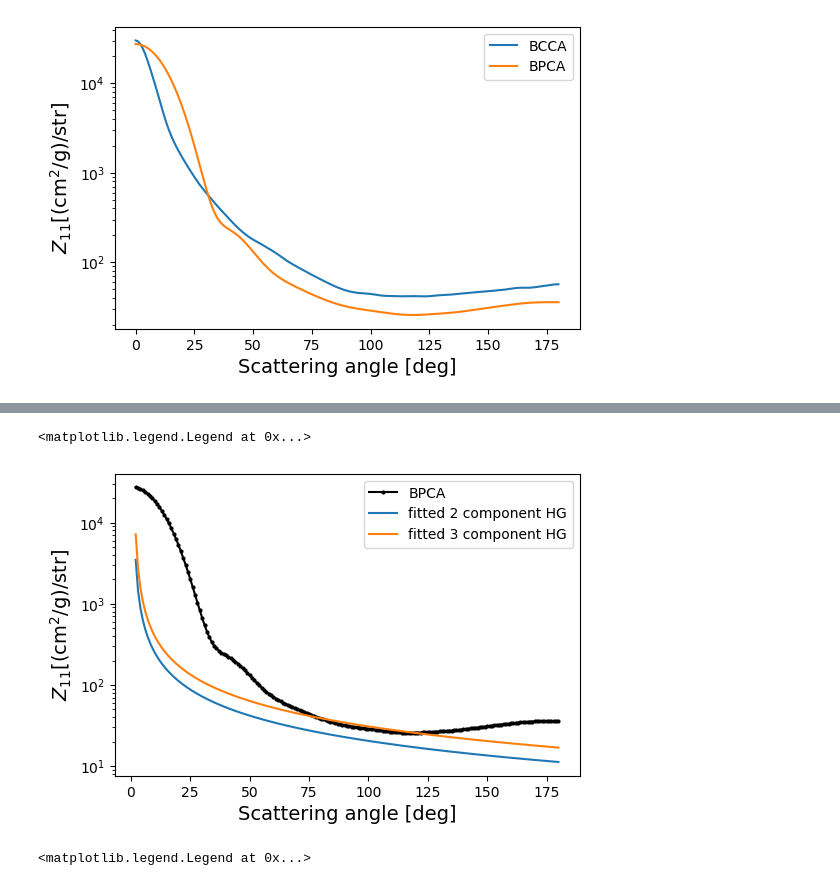
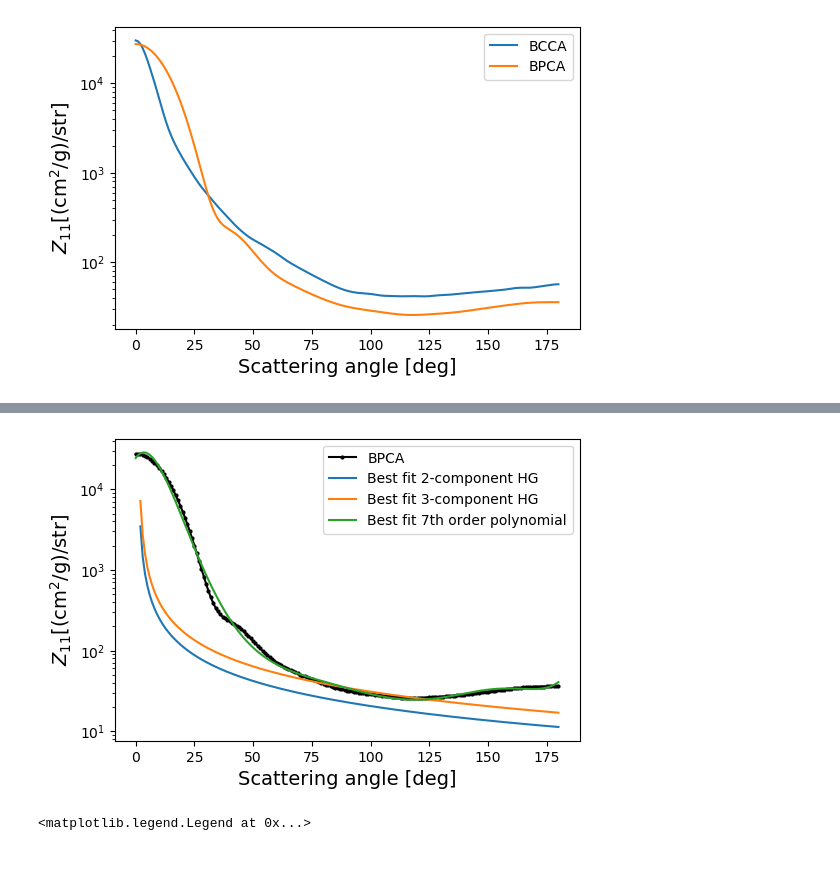
Before and after one commit to ruoyanwangdr/Cataloging-and-Visualizing-Cradles-of-Planet-Formation, a Jupyter notebook: diskmodel/disk_model_curve_fitting.ipynb, the cells around one changed output, grey strips where cells are left out. Drawn from its saved outputs; the diff is of its cells as text; code cells hidden in the pictures.

```diff
--- a/diskmodel/disk_model_curve_fitting.ipynb
+++ b/diskmodel/disk_model_curve_fitting.ipynb
@@ -142,21 +115,27 @@ plt.plot(xx, bell(xx), '-', label='fitted BCCA')
 # %%
 popt2, pcov2 = curve_fit(hg2, scattering_angle_bpca[2:], z11_bpca[2:],
                       bounds=((0.5, 0.25, -1000, -1000), (1.025, 0.75, 1000, 1000)))
 
 popt3, pcov3 = curve_fit(hg3, scattering_angle_bpca[2:], z11_bpca[2:],
                        bounds=((0.5, 0.25, 0, -1000, -1000, -1000), (1.025, 0.75, 0.5, 1000, 1000, 1000)))
 
+poly_order = 7
+coefs = poly.polyfit(scattering_angle_bpca, np.log10(z11_bpca), deg=poly_order)
+x_new = np.linspace(scattering_angle_bpca[0], scattering_angle_bpca[-1], 500)
+ffit = 10**poly.polyval(x_new, coefs)
+
 plt.figure(dpi=100)
-plt.plot(scattering_angle_bpca[2:], z11_bpca[2:], '-ok', ms=2, label='BPCA')
-plt.plot(scattering_angle_bpca[2:], hg2(scattering_angle_bpca[2:], *popt2), '-', label='fitted 2 component HG')
-plt.plot(scattering_angle_bpca[2:], hg3(scattering_angle_bpca[2:], *popt3), '-', label='fitted 3 component HG')
+plt.plot(scattering_angle_bpca, z11_bpca, '-ok', ms=2, label='BPCA')
+plt.plot(scattering_angle_bpca[2:], hg2(scattering_angle_bpca[2:], *popt2), '-', label='Best fit 2-component HG')
+plt.plot(scattering_angle_bpca[2:], hg3(scattering_angle_bpca[2:], *popt3), '-', label='Best fit 3-component HG')
+plt.plot(x_new, ffit, label='Best fit ' + str(poly_order) + 'th order polynomial')
 plt.xlabel('Scattering angle [deg]', fontsize=14)
 plt.ylabel(r'$Z_{11}$[(cm$^2$/g)/str]', fontsize=14)
 plt.yscale('log')
 plt.legend()
+plt.savefig('BPCA_fit')
 # %% [output]
-<matplotlib.legend.Legend at 0x...>
-[figure, old version]
+[figure, new version]
 # %%
 plt.figure(dpi=100)
 plt.plot(scattering_angle_bcca, -z12_bcca/z11_bcca, '-', label='BCCA')
```
Also changed, not shown: parts of 3 cells of this notebook.
